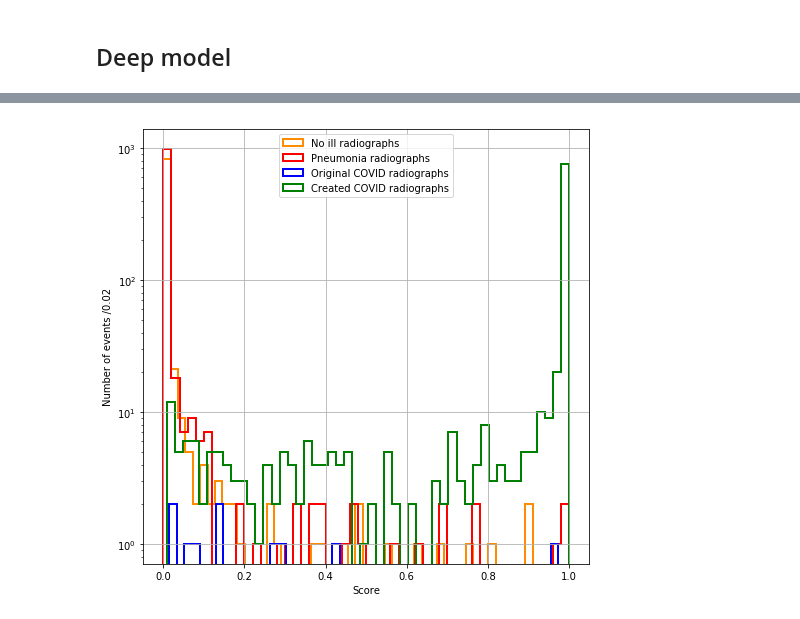
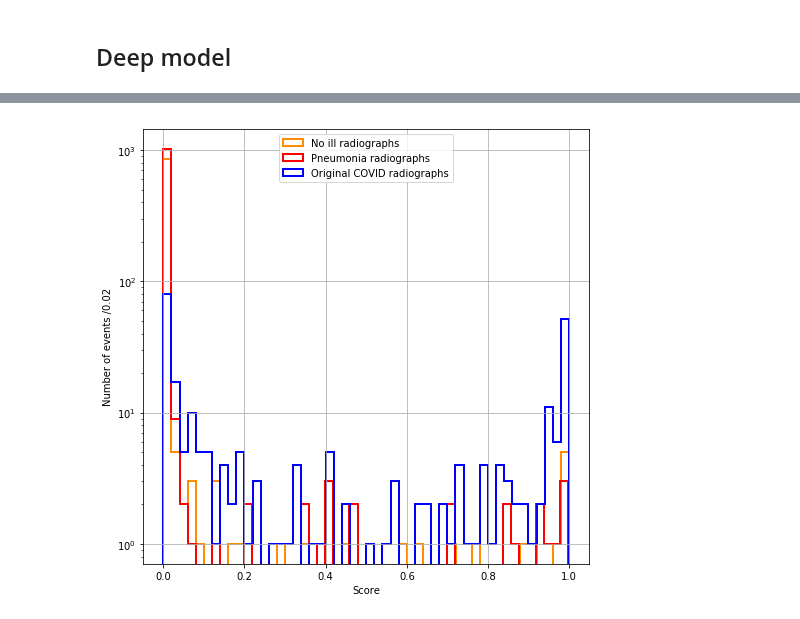
Before and after one commit to TsspGit/CodVid19_CIEMAT, a Jupyter notebook: Classical_CNN.ipynb, the cells around one changed output, grey strips where cells are left out. Drawn from its saved outputs; the diff is of its cells as text; code cells hidden in the pictures.

Commit message:
prove to resize the covid images

```diff
--- a/Classical_CNN.ipynb
+++ b/Classical_CNN.ipynb
@@ -113,3 +254,5 @@ X_train, X_test = X_train/255, X_test/255
+# %%
+X_train = X_train/255
 # %% [markdown]
 ## Deep model
 # %%
@@ -127,18 +270,20 @@ def inception_block (previous_layer,filters =[64,128,32,32]):
 """
 Incep_5 archiquecture using Functional api
 """
-input_layer = Input(shape= (200,200,1,))
-inception_1 = inception_block(input_layer)
+input_layer = Input(shape= (180,180,3,))
+inception_1 = inception_block(input_layer,filters =[16,32,8,8])
 pool_1 = MaxPooling2D()(inception_1)
-inception_2 = inception_block(pool_1)
+inception_2 = inception_block(pool_1,filters =[32,64,16,16])
 pool_2 = MaxPooling2D()(inception_2)
 inception_3 = inception_block(pool_2)
 pool_3= MaxPooling2D()(inception_3)
 inception_4 = inception_block(pool_3)
 pool_4= MaxPooling2D()(inception_4)
-inception_5 = inception_block(pool_4)
-pool_5= MaxPooling2D(pool_size= (4,4))(inception_5)
-conv_FC = Conv2D(filters =128,kernel_size =(3,3),activation="relu")(pool_5)
+inception_5 = inception_block(pool_4,filters =[128,256,64,64])
+pool_5 = MaxPooling2D(pool_size= (2,2))(inception_5)
+inception_6 = inception_block(pool_5,filters =[128,256,64,64])
+pool_6= MaxPooling2D(pool_size= (5,5))(inception_6)
+conv_FC = Conv2D(filters =128,kernel_size =(1,1),activation="relu")(pool_6)
 first_dense = Conv2D(filters =32,kernel_size =(1,1),activation="relu")(conv_FC)
 #sec_dense = Conv2D(filters =16,kernel_size =(1,1),activation="relu")(first_dense)
 flat = Flatten()(first_dense)
@@ -147,8 +292,6 @@ deep = Model(inputs=input_layer, outputs=out_layer)
 
 
 deep.summary()
-from keras.utils import plot_model
-plot_model(deep, to_file='inception.png')
 # %% [output]
 __________________________________________________________________________________________________
 Layer (type)                    Output Shape         Param #     Connected to
@@ -179,5 +322,5 @@ filepath="Inception_bestmodel_trained.hdf5"
 checkpoint = ModelCheckpoint(filepath, monitor='val_acc', verbose=1, save_best_only=True, mode='max')
 
 deep.compile(optimizer='adam', loss='binary_crossentropy', metrics=['acc',"mse"])
-history = deep.fit(X_train, Y_train, epochs=5, batch_size=32, callbacks= [checkpoint],verbose=2, validation_data=(X_test, Y_test))
+history = deep.fit(X_train, Y_train, epochs=12, batch_size=32, callbacks= [checkpoint],verbose=2, validation_data=(X_test, Y_test))
 # %% [output]
@@ -213,7 +356,7 @@ print(roc_auc)
 # %%
 from keras.models import load_model
-model = load_model("CNN_best_modeltrained.hdf5")
-pred = model.predict(X_test)
+model = load_model("Inception_bestmodel_trained.hdf5")
+pred_best = model.predict(X_test)
 # %%
 from sklearn.metrics import confusion_matrix
 cm= confusion_matrix(Y_test, pred.round())
@@ -257,21 +400,21 @@ plt.show()
 # %%
 fig,ax = plt.subplots(nrows=1,ncols=1,figsize=(8,8))#,6
 plt.style.use('seaborn-deep')
 plt.grid(True)
 
 lw=2
-plt.hist(pred[:1953][(diseaseID_test==0)],50,histtype='step',lw=lw,color='darkorange', label= "No ill radiographs")
-plt.hist(pred[:1953][(diseaseID_test==2)],50,histtype='step',lw=lw,color='red', label= "Pneumonia radiographs")
-plt.hist(pred[:1953][(diseaseID_test==1)],50,histtype='step',lw=lw,color='blue', label= "Original COVID radiographs")
-plt.hist(pred[1953:],50,histtype='step',lw=lw,color='green', label= "Created COVID radiographs")
+plt.hist(pred[(diseaseID_test==0)],50,histtype='step',lw=lw,color='darkorange', label= "No ill radiographs")
+plt.hist(pred[(diseaseID_test==2)],50,histtype='step',lw=lw,color='red', label= "Pneumonia radiographs")
+plt.hist(pred[(diseaseID_test==1)],50,histtype='step',lw=lw,color='blue', label= "Original COVID radiographs")
+#plt.hist(pred[1953:],50,histtype='step',lw=lw,color='green', label= "Created COVID radiographs")
 
 plt.ylabel('Number of events /0.02')
 plt.xlabel('Score')
 plt.yscale("log")
 plt.legend( loc='upper center')
 plt.show()
 # %% [output]
-[figure, old version]
+[figure, new version]
 # %%
 fig,ax = plt.subplots(nrows=1,ncols=1,figsize=(8,8))#,6
 plt.style.use('seaborn-deep')
```
Also changed, not shown: parts of 33 cells of this notebook, 1 other file.
